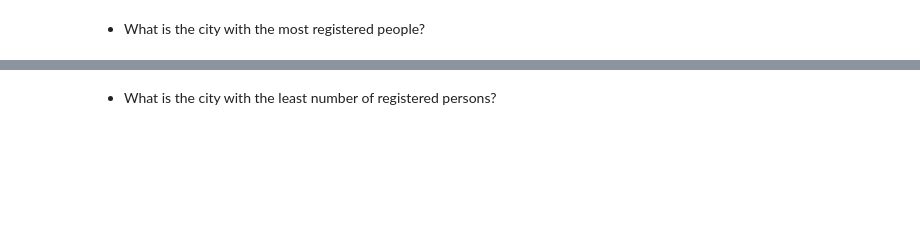
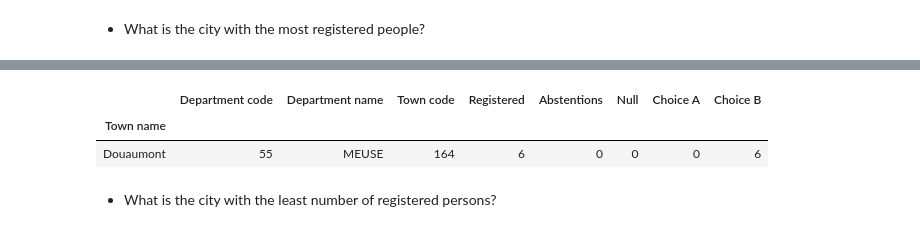
Before and after one commit to W-Alphonse/EXED-Training, a Jupyter notebook: W3-1/dssp_12_2019-master/01_pandas/use_case.ipynb, the cells around one changed output, grey strips where cells are left out. Saved outputs shown, nothing was run; the diff lists cells and outputs as text; code cells hidden in the pictures; blank space fills up the shorter version.

```diff
--- a/W3-1/dssp_12_2019-master/01_pandas/use_case.ipynb
+++ b/W3-1/dssp_12_2019-master/01_pandas/use_case.ipynb
@@ -91,3 +131,9 @@ df.loc[mask_most_registered]
+# %%
+df[df["Registered"] == df["Registered"].min()]
+# %% [output]
+|  | Department code | Department name | Town code | Registered | Abstentions | Null | Choice A | Choice B |
+| Town name |  |  |  |  |  |  |  |  |
+| Douaumont | 55 | MEUSE | 164 | 6 | 0 | 0 | 0 | 6 |
 # %% [markdown]
 * What is the city with the least number of registered persons?
 # %%
```
Also changed, not shown: parts of 31 cells of this notebook, 6 other files.
